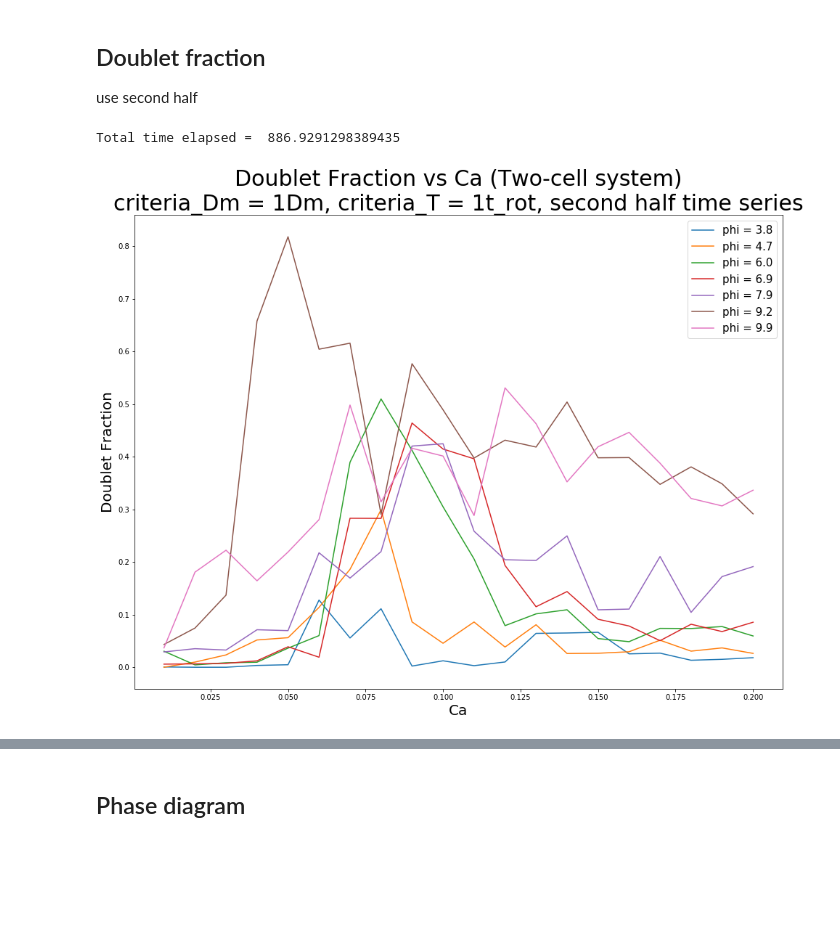
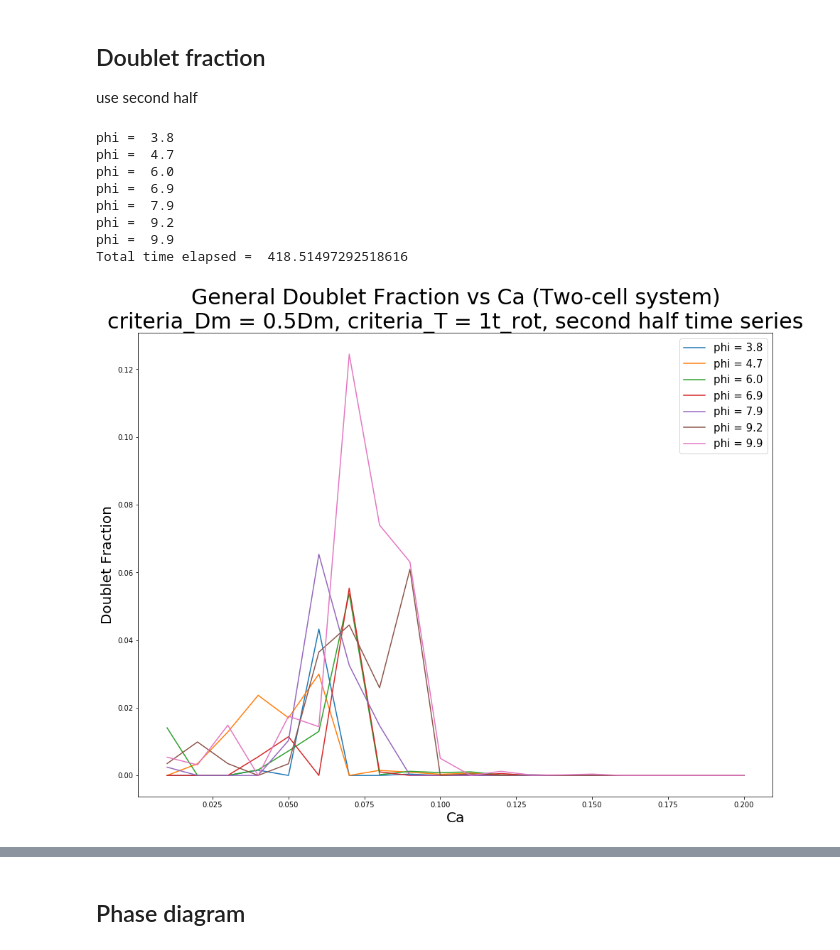
Before and after one commit to AndrewLiu0725/YL_project, a Jupyter notebook: DoubletFormation_PhaseDiagram.ipynb, the cells around one changed output, grey strips where cells are left out. Drawn from its saved outputs; the diff is of its cells as text; code cells hidden in the pictures; blank space fills up the shorter version.

```diff
--- a/DoubletFormation_PhaseDiagram.ipynb
+++ b/DoubletFormation_PhaseDiagram.ipynb
@@ -72,33 +88,55 @@ use second half
 # %%
 # Make mean doublet fraction (ensemble) versus Ca plot here
 
 start_time = time.time()
 
 ncycle = 2000
 phis = [3.8, 4.7, 6.0, 6.9, 7.9, 9.2, 9.9]
 Ca_list = [(i+1)*0.01 for i in range(20)]
 angles = [90-10*i for i in range(18)]
+r = 0.75
 
-dfa = np.zeros((len(phis), len(Ca_list)))
+dfa_g = np.zeros((len(phis), len(Ca_list)))
+dfa_s = np.zeros((len(phis), len(Ca_list)))
 
 for phi_index, phi in enumerate(phis):
+    print('phi = ', phi)
     for Ca_index, Ca in enumerate(Ca_list):
         for angle_index, angle in enumerate(angles):
-            result = calcDoubletFraction(phi, Ca, 1, 1, 0, angle, ncycle)
-            dfa[phi_index, Ca_index] += result[:, 1]
-dfa = dfa/len(angles) # average over the ensemble
+            result = calcDoubletFraction(phi, Ca, 1, r, 0, angle)
+            dfa_s[phi_index, Ca_index] += np.mean(result[0][0][-int(result[2]/2):])
+            dfa_g[phi_index, Ca_index] += np.mean(result[1][0][-int(result[2]/2):])
+dfa_g = dfa_g/len(angles) # average over the ensemble
+dfa_s = dfa_s/len(angles) # average over the ensemble
 
 plt.figure(figsize = (16,12))
 for phi_index, phi in enumerate(phis):
-    plt.plot(Ca_list, dfa[phi_index, :] ,label = 'phi = {}'.format(phi))
+    plt.plot(Ca_list, dfa_g[phi_index, :] ,label = 'phi = {}'.format(phi))
 
 plt.xlabel("Ca", fontsize = 20)
 plt.ylabel("Doublet Fraction", fontsize = 20)
 plt.legend(prop={'size': 15})
-plt.title("Doublet Fraction vs Ca (Two-cell system)\ncriteria_Dm = 1Dm, criteria_T = 1t_rot, second half time series", fontsize = 30)
-plt.savefig("./Pictures/TwoCellSystem_DoubletFraction_vs_Ca_more_phis.png", dpi = 300)
+plt.title("General Doublet Fraction vs Ca (Two-cell system)\ncriteria_Dm = 0.5Dm, criteria_T = 1t_rot, second half time series", fontsize = 30)
+plt.savefig("./Pictures/TwoCellSystem_GeneralDoubletFraction_vs_Ca_SecondHalf_r_{}.png".format(r), dpi = 300)
+
+plt.figure(figsize = (16,12))
+for phi_index, phi in enumerate(phis):
+    plt.plot(Ca_list, dfa_s[phi_index, :] ,label = 'phi = {}'.format(phi))
+
+plt.xlabel("Ca", fontsize = 20)
+plt.ylabel("Doublet Fraction", fontsize = 20)
+plt.legend(prop={'size': 15})
+plt.title("Strict Doublet Fraction vs Ca (Two-cell system)\ncriteria_Dm = 0.5Dm, criteria_T = 1t_rot, second half time series", fontsize = 30)
+plt.savefig("./Pictures/TwoCellSystem_StrictDoubletFraction_vs_Ca_SecondHalf_r_{}.png".format(r), dpi = 300)
 
 print('Total time elapsed = ', time.time()-start_time)
 # %% [output]
-Total time elapsed =  886.9291298389435
+phi =  3.8
+phi =  4.7
+phi =  6.0
+phi =  6.9
+phi =  7.9
+phi =  9.2
+phi =  9.9
+Total time elapsed =  418.51497292518616
-[figure, old version]
+[figure, new version]
```
Also changed, not shown: parts of 5 cells of this notebook.
